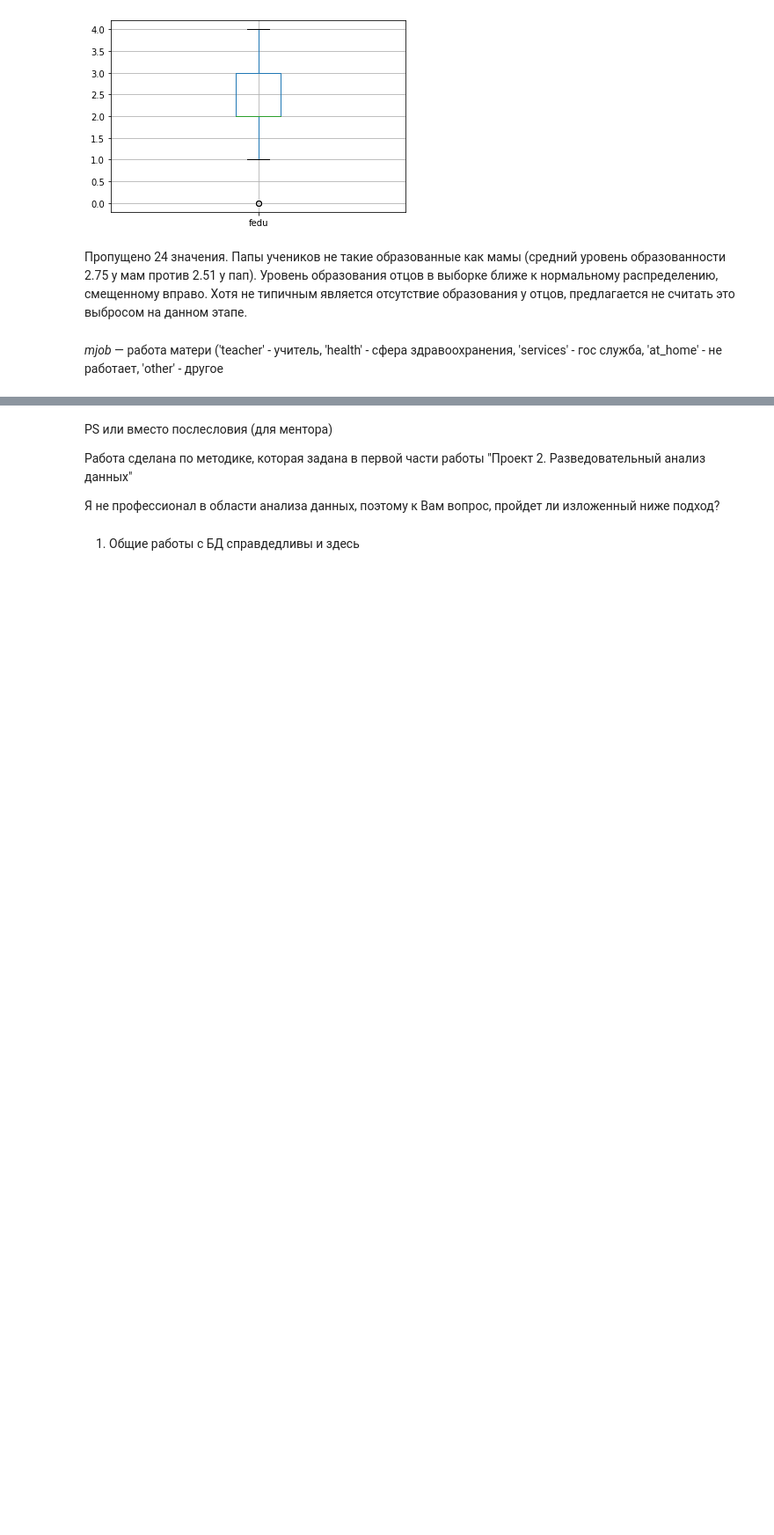
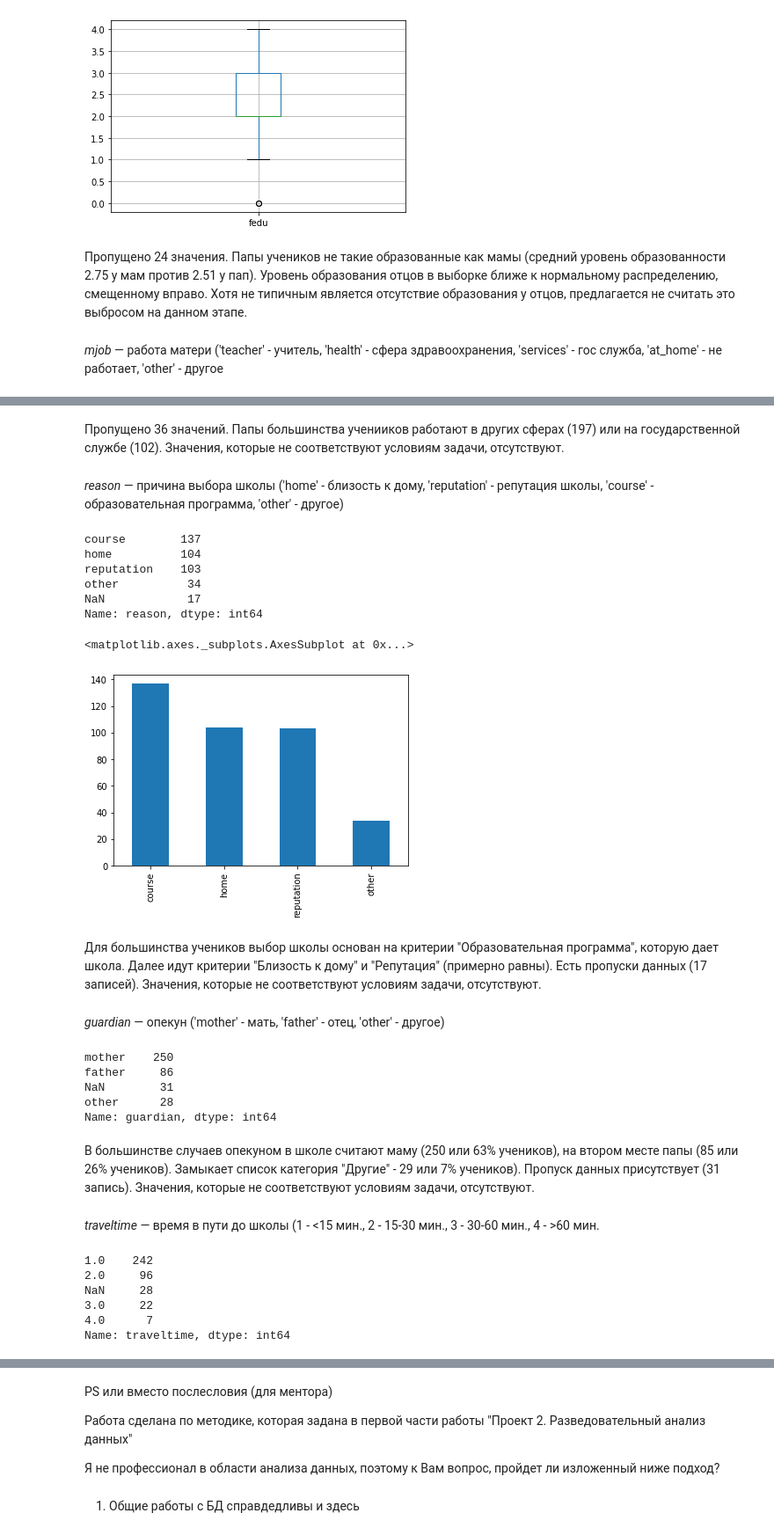
Before and after one commit to OlShDev/skillfactory_rds, a Jupyter notebook: module_2/EDA_UNICEF.ipynb, the cells around one changed output, grey strips where cells are left out. Shown at 88% size. Saved outputs shown, nothing was run; the diff lists cells and outputs as text; code cells hidden in the pictures; blank space fills up the shorter version.

```diff
--- a/module_2/EDA_UNICEF.ipynb
+++ b/module_2/EDA_UNICEF.ipynb
@@ -299,0 +316,43 @@ Name: mjob, dtype: int64
+# %% [markdown]
+Пропущено 36 значений. Папы большинства ученииков работают в других сферах (197) или на государственной службе (102). Значения, которые не соответствуют условиям задачи, отсутствуют.
+# %% [markdown]
+*reason* — причина выбора школы ('home' - близость к дому, 'reputation' - репутация школы, 'course' - образовательная программа, 'other' - другое)
+# %%
+stud_math.reason.value_counts(dropna=False)
+# %% [output]
+course        137
+home          104
+reputation    103
+other          34
+NaN            17
+Name: reason, dtype: int64
+# %%
+stud_math.reason.value_counts().plot(kind = 'bar' )
+# %% [output]
+<matplotlib.axes._subplots.AxesSubplot at 0x...>
+[figure, added]
+# %% [markdown]
+Для большинства учеников выбор школы основан на критерии "Образовательная программа", которую дает школа. Далее идут критерии "Близость к дому" и "Репутация" (примерно равны). Есть пропуски данных (17 записей). Значения, которые не соответствуют условиям задачи, отсутствуют.
+# %% [markdown]
+*guardian* — опекун ('mother' - мать, 'father' - отец, 'other' - другое)
+# %%
+stud_math.guardian.value_counts(dropna=False)
+# %% [output]
+mother    250
+father     86
+NaN        31
+other      28
+Name: guardian, dtype: int64
+# %% [markdown]
+В большинстве случаев опекуном в школе считают маму (250 или 63% учеников), на втором месте папы (85 или 26% учеников). Замыкает список категория "Другие" - 29 или 7% учеников). Пропуск данных присутствует (31 запись). Значения, которые не соответствуют условиям задачи, отсутствуют.
+# %% [markdown]
+*traveltime* — время в пути до школы (1 - <15 мин., 2 - 15-30 мин., 3 - 30-60 мин., 4 - >60 мин.
+# %%
+ stud_math.traveltime.value_counts(dropna=False)
+# %% [output]
+1.0    242
+2.0     96
+NaN     28
+3.0     22
+4.0      7
+Name: traveltime, dtype: int64
```
Also changed, not shown: parts of 117 cells of this notebook, 1 other file.
